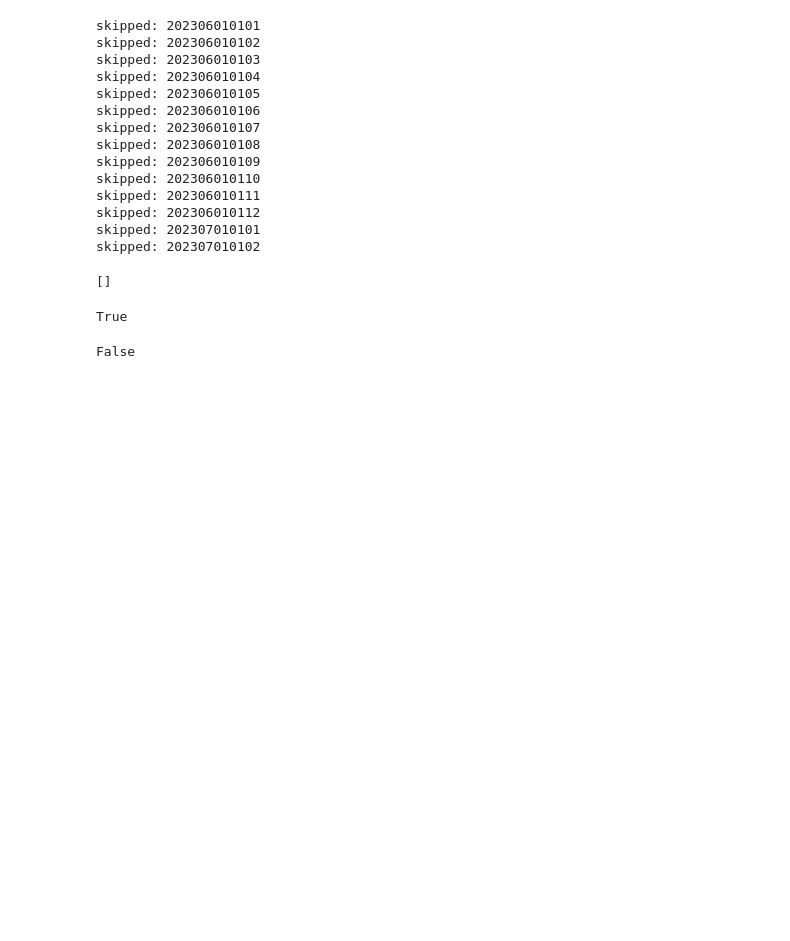
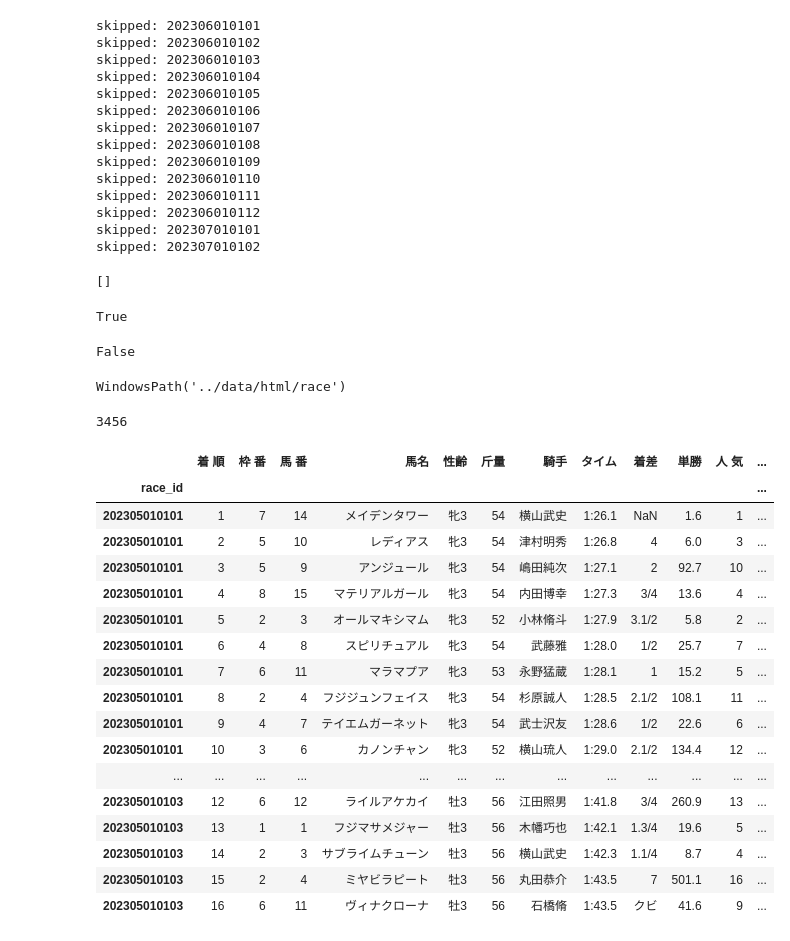
Before and after one commit to Go-Morishita/keiba, a Jupyter notebook: src/dev.ipynb, the cells around one changed output. Saved outputs shown, nothing was run; the diff lists cells and outputs as text; code cells hidden in the pictures; blank space fills up the shorter version.

```diff
--- a/src/dev.ipynb
+++ b/src/dev.ipynb
@@ -509,3 +477,45 @@ True
 (HTML_DIR / "aaaa.bin").is_file() # is_fileメソッドで存在するファイルをチェックできる.
 # %% [output]
 False
+# %%
+HTML_RACE_DIR = HTML_DIR / "race"
+HTML_RACE_DIR
+# %% [output]
+WindowsPath('../data/html/race')
+# %%
+html_paths_race = list(HTML_RACE_DIR.glob("*")) # glob"*"で全てのPathを取得.
+len(html_paths_race)
+# %% [output]
+3456
+# %%
+dfs = {}
+for html_path in html_paths_race:
+    with open(html_path, "rb") as f:
+       race_id = html_path.stem # pathからidのみを取り出せる.
+       html = f.read()
+       df = pd.read_html(html)[0]
+       df.index = [race_id] * len(df) # 難しい：indexを1レースの行数分指定する必要があるので * len(df)
+       dfs[race_id] = df
+concat_df = pd.concat(dfs.values()) # 複数のテーブルを結合できる.
+concat_df.index.name = "race_id"
+# %%
+concat_df
+# %% [output]
+|  | 着 順 | 枠 番 | 馬 番 | 馬名 | 性齢 | 斤量 | 騎手 | タイム | 着差 | 単勝 | 人 気 | ... |
+| race_id |  |  |  |  |  |  |  |  |  |  |  | ... |
+| 202305010101 | 1 | 7 | 14 | メイデンタワー | 牝3 | 54 | 横山武史 | 1:26.1 | NaN | 1.6 | 1 | ... |
+| 202305010101 | 2 | 5 | 10 | レディアス | 牝3 | 54 | 津村明秀 | 1:26.8 | 4 | 6.0 | 3 | ... |
+| 202305010101 | 3 | 5 | 9 | アンジュール | 牝3 | 54 | 嶋田純次 | 1:27.1 | 2 | 92.7 | 10 | ... |
+| 202305010101 | 4 | 8 | 15 | マテリアルガール | 牝3 | 54 | 内田博幸 | 1:27.3 | 3/4 | 13.6 | 4 | ... |
+| 202305010101 | 5 | 2 | 3 | オールマキシマム | 牝3 | 52 | 小林脩斗 | 1:27.9 | 3.1/2 | 5.8 | 2 | ... |
+| 202305010101 | 6 | 4 | 8 | スピリチュアル | 牝3 | 54 | 武藤雅 | 1:28.0 | 1/2 | 25.7 | 7 | ... |
+| 202305010101 | 7 | 6 | 11 | マラマプア | 牝3 | 53 | 永野猛蔵 | 1:28.1 | 1 | 15.2 | 5 | ... |
+| 202305010101 | 8 | 2 | 4 | フジジュンフェイス | 牝3 | 54 | 杉原誠人 | 1:28.5 | 2.1/2 | 108.1 | 11 | ... |
+| 202305010101 | 9 | 4 | 7 | テイエムガーネット | 牝3 | 54 | 武士沢友 | 1:28.6 | 1/2 | 22.6 | 6 | ... |
+| 202305010101 | 10 | 3 | 6 | カノンチャン | 牝3 | 52 | 横山琉人 | 1:29.0 | 2.1/2 | 134.4 | 12 | ... |
+| ... | ... | ... | ... | ... | ... | ... | ... | ... | ... | ... | ... | ... |
+| 202305010103 | 12 | 6 | 12 | ライルアケカイ | 牡3 | 56 | 江田照男 | 1:41.8 | 3/4 | 260.9 | 13 | ... |
+| 202305010103 | 13 | 1 | 1 | フジマサメジャー | 牡3 | 56 | 木幡巧也 | 1:42.1 | 1.3/4 | 19.6 | 5 | ... |
+| 202305010103 | 14 | 2 | 3 | サブライムチューン | 牡3 | 56 | 横山武史 | 1:42.3 | 1.1/4 | 8.7 | 4 | ... |
+| 202305010103 | 15 | 2 | 4 | ミヤビラピート | 牡3 | 56 | 丸田恭介 | 1:43.5 | 7 | 501.1 | 16 | ... |
+| 202305010103 | 16 | 6 | 11 | ヴィナクローナ | 牡3 | 56 | 石橋脩 | 1:43.5 | クビ | 41.6 | 9 | ... |
```
Also changed, not shown: parts of 7 cells of this notebook, 2 other files.
